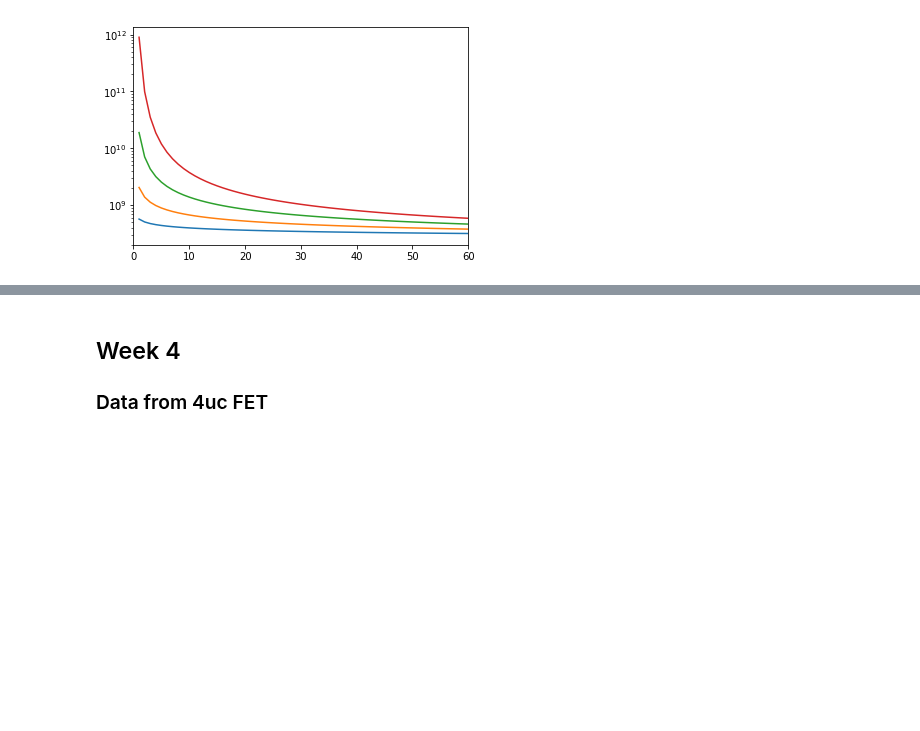
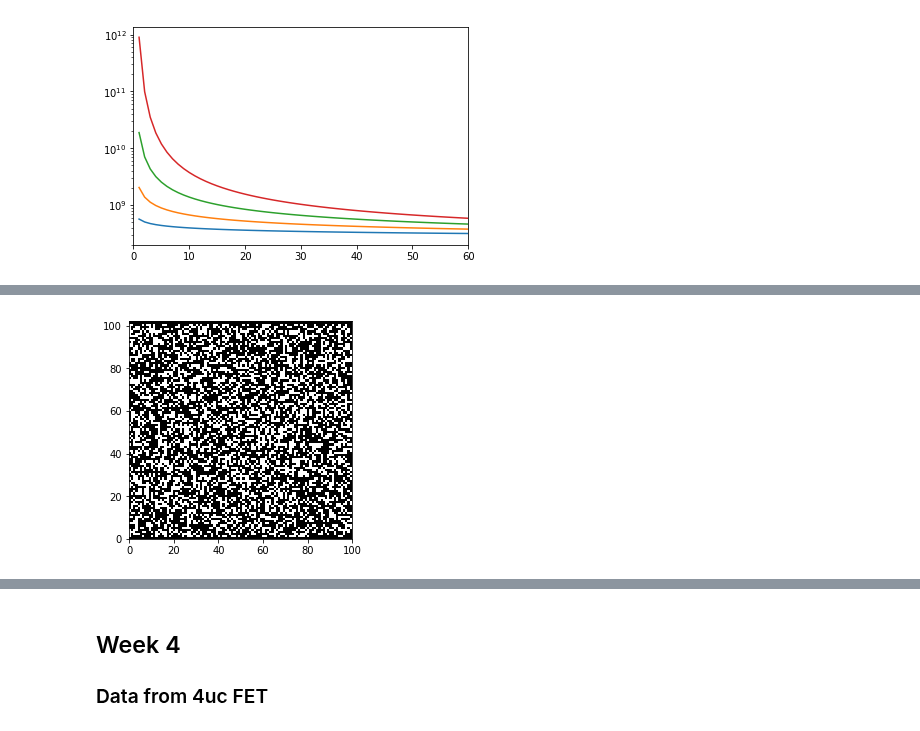
Before and after one commit to prabowobagas/Jupyter-Notebook-Thesis, a Jupyter notebook: Weekly Journal.ipynb, the cells around one changed output, grey strips where cells are left out. Cells and saved outputs as stored; diff of their text form; code cells hidden in the pictures; blank space fills up the shorter version.

```diff
--- a/Weekly Journal.ipynb
+++ b/Weekly Journal.ipynb
@@ -233,0 +224,63 @@ plt.show()
+# %%
+from matplotlib import cm
+
+class SampleGenerate(object):
+    """ Create an L x L matrix of site percolation sample with occupation probability p """
+    def __init__(self,L,p):
+        self.L = L
+        self.p = 1-p
+
+    def occupy(self):
+        """Occupy all arrays and added padding at the top most row and lowest row for starting point of the search algorithm"""
+        rand_samp = np.random.rand(self.L,self.L)
+        occupy = np.zeros(shape=(self.L,self.L))
+        for i in range(0,self.L):
+            for j in range(0,self.L):
+                if rand_samp[i,j] < self.p:
+                    occupy[i,j] = 0
+                else:
+                    occupy[i,j] = 1
+        vstack_top = np.ones(shape=(1,self.L))
+        vstack_bottom = np.ones(shape=(1,self.L))
+        occupy = np.vstack((vstack_top,occupy,vstack_bottom))
+        return occupy
+
+# A* algorithm
+def heuristic(a, b):
+    (x1, y1) = a
+    (x2, y2) = b
+    return abs(x1 - x2) + abs(y1 - y2)
+
+def a_star_search(graph, start, goal):
+    frontier = PriorityQueue()
+    frontier.put(start, 0)
+    came_from = {}
+    cost_so_far = {}
+    came_from[start] = None
+    cost_so_far[start] = 0
+
+    while not frontier.empty():
+        current = frontier.get()
+
+        if current == goal:
+            break
+
+        for next in graph.neighbors(current):
+            new_cost = cost_so_far[current] + graph.cost(current, next)
+            if next not in cost_so_far or new_cost < cost_so_far[next]:
+                cost_so_far[next] = new_cost
+                priority = new_cost + heuristic(goal, next)
+                frontier.put(next, priority)
+                came_from[next] = current
+
+    return came_from, cost_so_far
+
+
+sample1 = SampleGenerate(100,0.6)
+cmap = cm.colors.ListedColormap(['white','black'])
+plt.pcolor(sample1.occupy(),cmap=cmap) #Black is conducting island
+
+plt.show()
+plt.rcParams['figure.figsize'] = (4,4)
+# %% [output]
+[figure, added]
```
Also changed, not shown: parts of 9 cells of this notebook, 3 other files.
